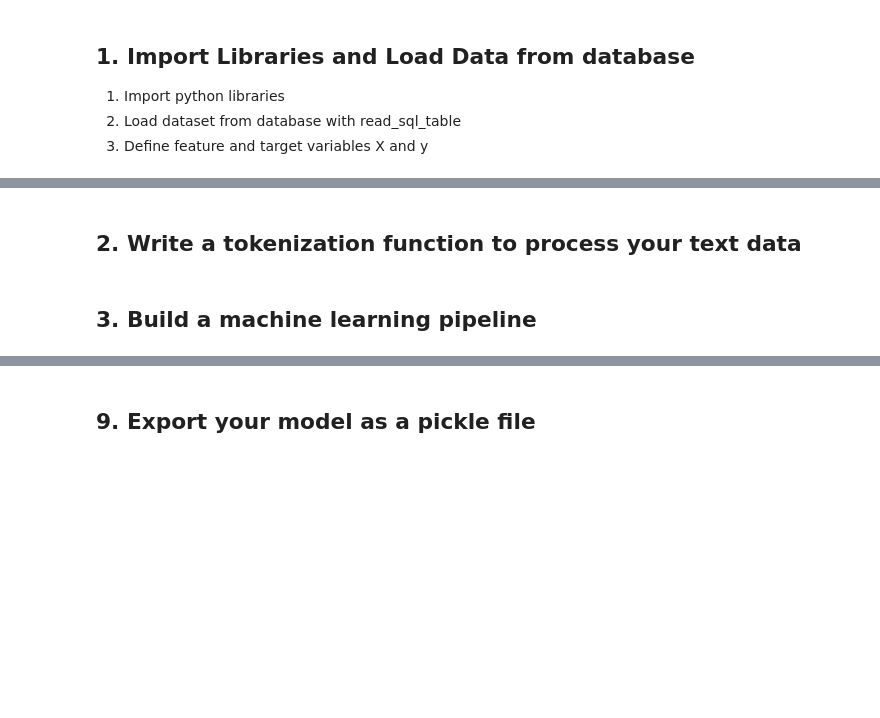
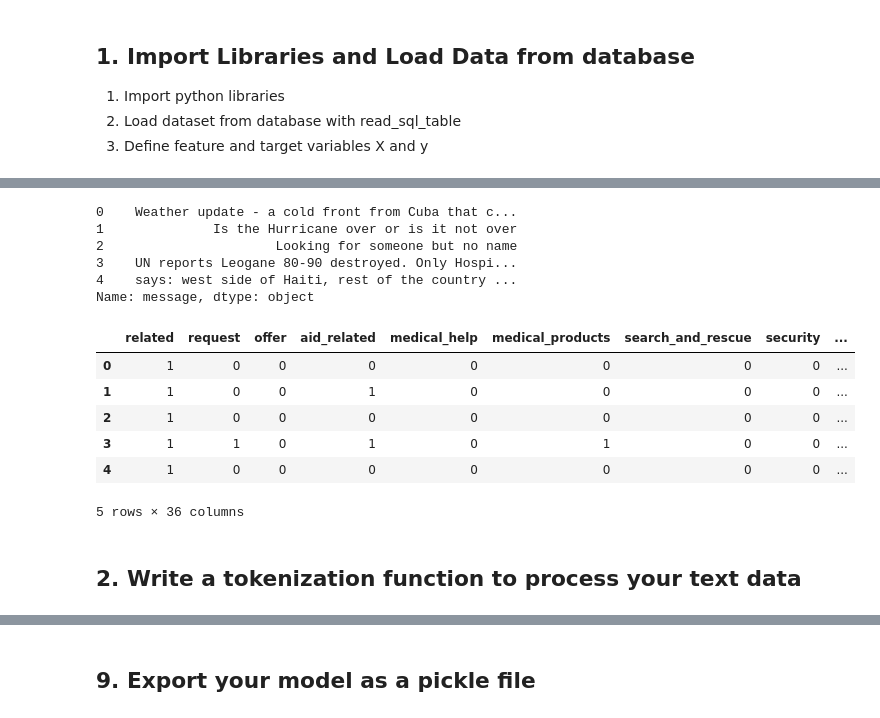
Before and after one commit to jabbala/udacity-data-scientist, a Jupyter notebook: disaster_response_pipeline/notebooks/ml-pipeline.ipynb, the cells around one changed output, grey strips where cells are left out. Drawn from its saved outputs; the diff is of its cells as text; code cells hidden in the pictures; blank space fills up the shorter version.

```diff
--- a/disaster_response_pipeline/notebooks/ml-pipeline.ipynb
+++ b/disaster_response_pipeline/notebooks/ml-pipeline.ipynb
@@ -8,4 +55,21 @@
+# %%
+X.head()
+# %% [output]
+0    Weather update - a cold front from Cuba that c...
+1              Is the Hurricane over or is it not over
+2                      Looking for someone but no name
+3    UN reports Leogane 80-90 destroyed. Only Hospi...
+4    says: west side of Haiti, rest of the country ...
+Name: message, dtype: object
+# %%
+y.head()
+# %% [output]
+|  | related | request | offer | aid_related | medical_help | medical_products | search_and_rescue | security | ... |
+| 0 | 1 | 0 | 0 | 0 | 0 | 0 | 0 | 0 | ... |
+| 1 | 1 | 0 | 0 | 1 | 0 | 0 | 0 | 0 | ... |
+| 2 | 1 | 0 | 0 | 0 | 0 | 0 | 0 | 0 | ... |
+| 3 | 1 | 1 | 0 | 1 | 0 | 1 | 0 | 0 | ... |
+| 4 | 1 | 0 | 0 | 0 | 0 | 0 | 0 | 0 | ... |
+5 rows × 36 columns
 # %% [markdown]
 ## 2. Write a tokenization function to process your text data
-# %% [markdown]
-## 3. Build a machine learning pipeline
```
Also changed, not shown: parts of 29 cells of this notebook, 8 other files.
